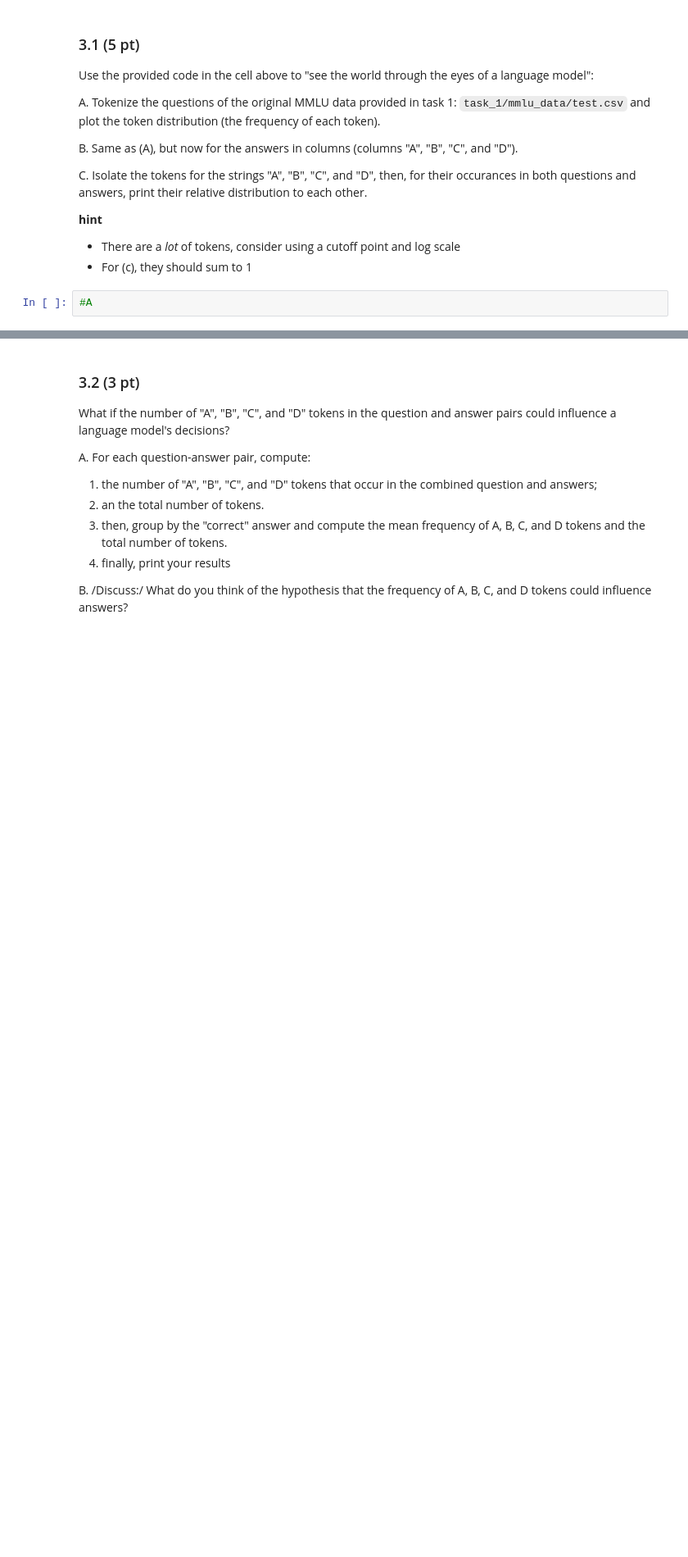
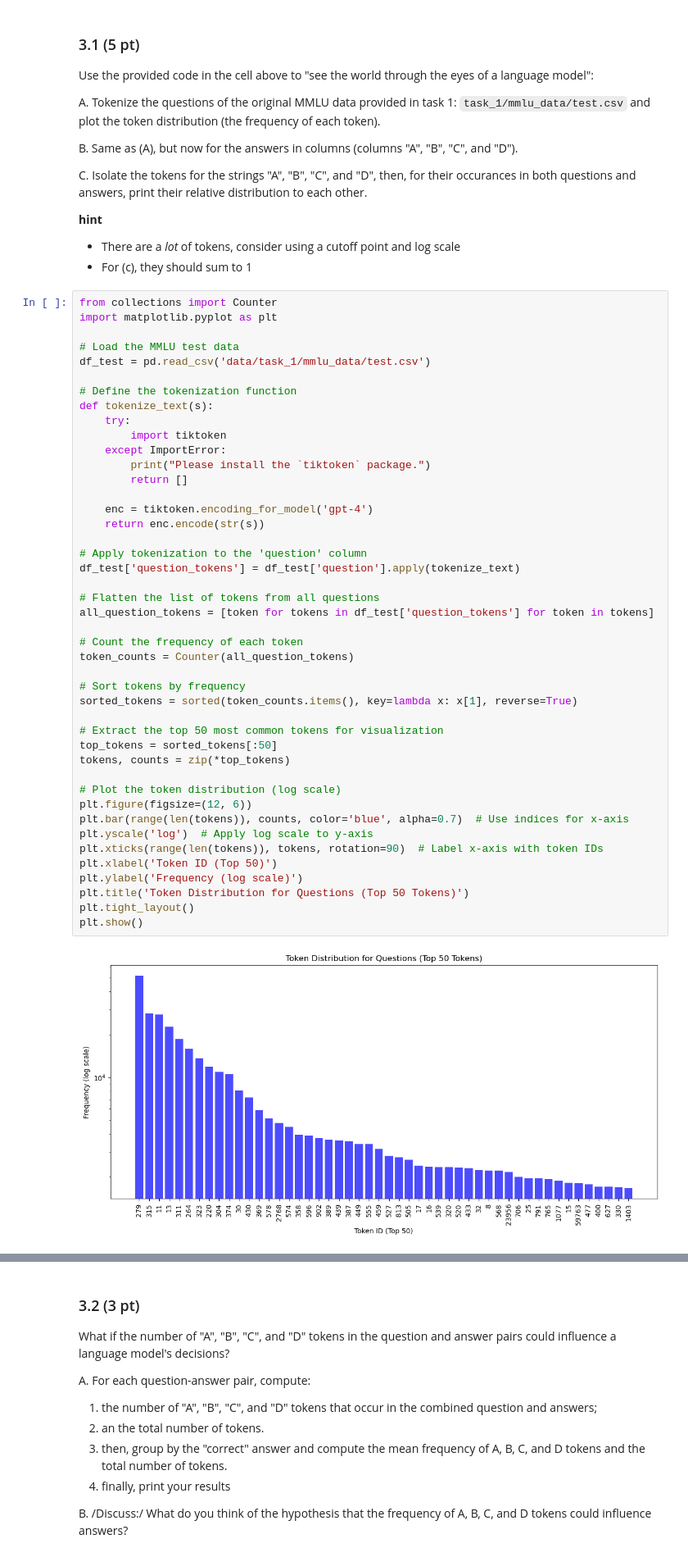
Before and after one commit to Jvviragine/data_analysis_um_course, a Jupyter notebook: data_clinics/clinic1/JV_Data_Clinic_1.ipynb, the cells around one changed output, grey strips where cells are left out. Shown at 82% size. Drawn from its saved outputs; the diff is of its cells as text; blank space fills up the shorter version.

Commit message:
All solved, except the Final Recommendation Question (3.4)

```diff
--- a/data_clinics/clinic1/JV_Data_Clinic_1.ipynb
+++ b/data_clinics/clinic1/JV_Data_Clinic_1.ipynb
@@ -1628,4 +1628,48 @@ C. Isolate the tokens for the strings "A", "B", "C", and "D", then, for their oc
 - There are a _lot_ of tokens, consider using a cutoff point and log scale
 - For (c), they should sum to 1
 # %%
-#A
+from collections import Counter
+import matplotlib.pyplot as plt
+
+# Load the MMLU test data
+df_test = pd.read_csv('data/task_1/mmlu_data/test.csv')
+
+# Define the tokenization function
+def tokenize_text(s):
+    try:
+        import tiktoken
+    except ImportError:
+        print("Please install the `tiktoken` package.")
+        return []
+
+    enc = tiktoken.encoding_for_model('gpt-4')
+    return enc.encode(str(s))
+
+# Apply tokenization to the 'question' column
+df_test['question_tokens'] = df_test['question'].apply(tokenize_text)
+
+# Flatten the list of tokens from all questions
+all_question_tokens = [token for tokens in df_test['question_tokens'] for token in tokens]
+
+# Count the frequency of each token
+token_counts = Counter(all_question_tokens)
+
+# Sort tokens by frequency
+sorted_tokens = sorted(token_counts.items(), key=lambda x: x[1], reverse=True)
+
+# Extract the top 50 most common tokens for visualization
+top_tokens = sorted_tokens[:50]
+tokens, counts = zip(*top_tokens)
+
+# Plot the token distribution (log scale)
+plt.figure(figsize=(12, 6))
+plt.bar(range(len(tokens)), counts, color='blue', alpha=0.7)  # Use indices for x-axis
+plt.yscale('log')  # Apply log scale to y-axis
+plt.xticks(range(len(tokens)), tokens, rotation=90)  # Label x-axis with token IDs
+plt.xlabel('Token ID (Top 50)')
+plt.ylabel('Frequency (log scale)')
+plt.title('Token Distribution for Questions (Top 50 Tokens)')
+plt.tight_layout()
+plt.show()
+# %% [output]
+[figure, added]
```
Also changed, not shown: parts of 12 cells of this notebook.
